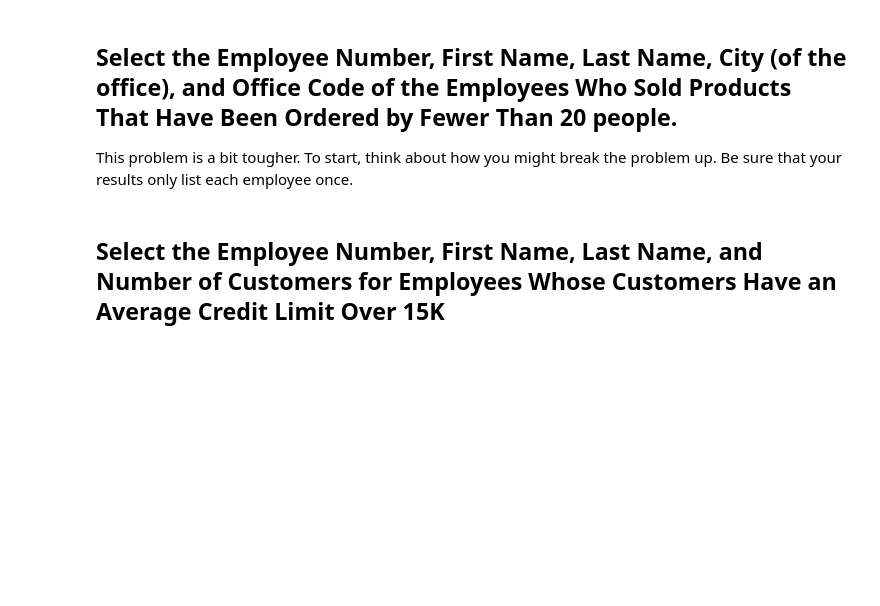
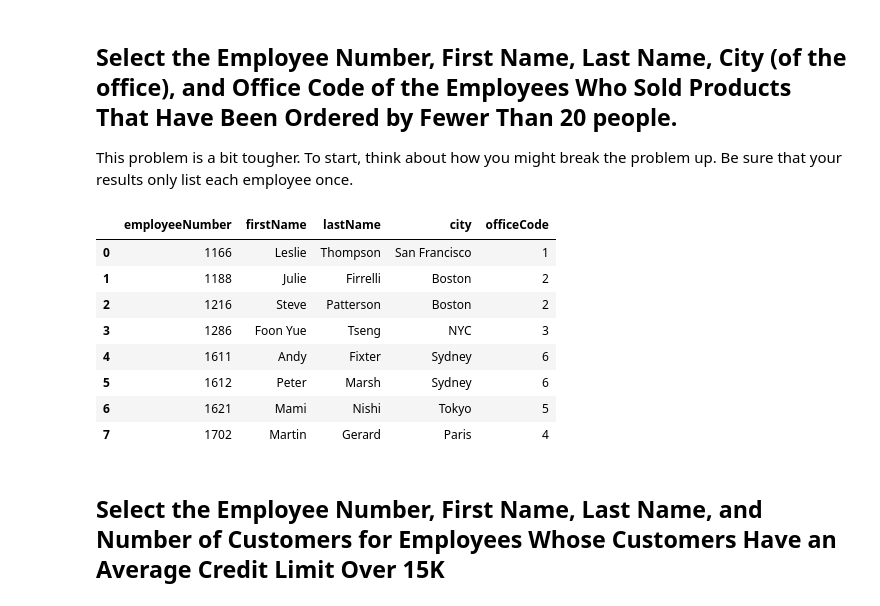
Before and after one commit to leitschuh/DS311-assignments-exercises, a Jupyter notebook: 2. sql-assignment/sql-lab-assignment-2/SQL_Lab_Assignment_2.ipynb, the cells around one changed output. Cells and saved outputs as stored; diff of their text form; code cells hidden in the pictures; blank space fills up the shorter version.

```diff
--- a/2. sql-assignment/sql-lab-assignment-2/SQL_Lab_Assignment_2.ipynb
+++ b/2. sql-assignment/sql-lab-assignment-2/SQL_Lab_Assignment_2.ipynb
@@ -73,2 +131,25 @@ This problem is a bit tougher. To start, think about how you might break the pro
+# %%
+# Your code here
+q3 = """
+SELECT employeeNumber, firstName, lastName, offices.city, officeCode from employees
+INNER JOIN offices USING(officeCode)
+INNER JOIN customers on employeeNumber = salesRepEmployeeNumber
+INNER JOIN orders USING(customerNumber)
+GROUP BY employeeNumber
+HAVING COUNT(orders.customerNumber) < 20
+;
+"""
+
+pd.read_sql(q3, conn)
+# %% [output]
+|  | employeeNumber | firstName | lastName | city | officeCode |
+| 0 | 1166 | Leslie | Thompson | San Francisco | 1 |
+| 1 | 1188 | Julie | Firrelli | Boston | 2 |
+| 2 | 1216 | Steve | Patterson | Boston | 2 |
+| 3 | 1286 | Foon Yue | Tseng | NYC | 3 |
+| 4 | 1611 | Andy | Fixter | Sydney | 6 |
+| 5 | 1612 | Peter | Marsh | Sydney | 6 |
+| 6 | 1621 | Mami | Nishi | Tokyo | 5 |
+| 7 | 1702 | Martin | Gerard | Paris | 4 |
 # %% [markdown]
 ## Select the Employee Number, First Name, Last Name, and Number of Customers for Employees Whose Customers Have an Average Credit Limit Over 15K
```
Also changed, not shown: parts of 8 cells of this notebook, 3 other files.
